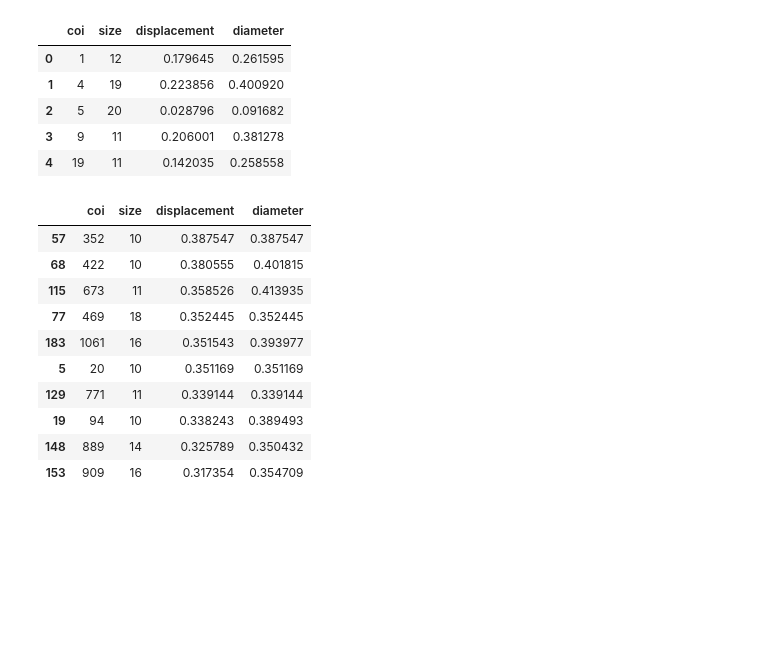
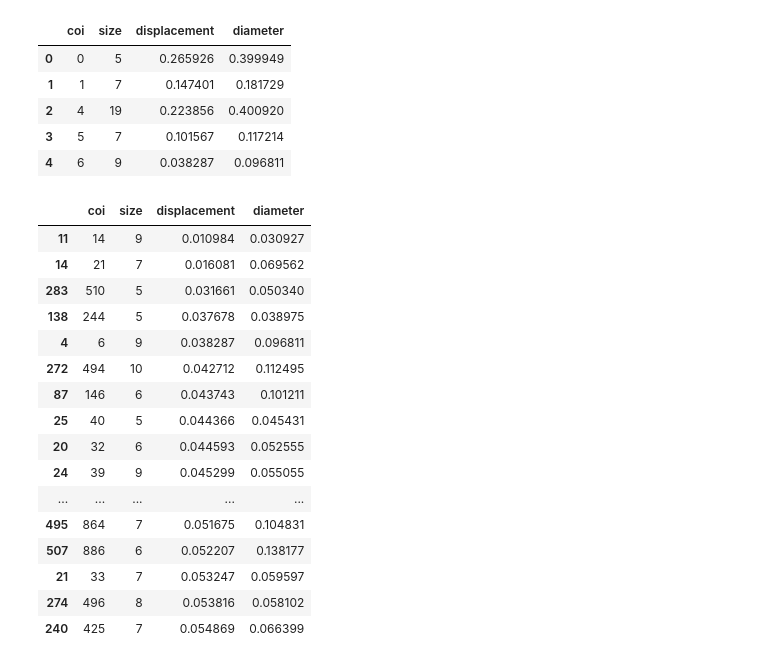
Before and after one commit to stmorse/dtm, a Jupyter notebook: notebooks/viz.ipynb, the cells around one changed output. Drawn from its saved outputs; the diff is of its cells as text; code cells hidden in the pictures; blank space fills up the shorter version.

```diff
--- a/notebooks/viz.ipynb
+++ b/notebooks/viz.ipynb
@@ -132,6 +130,20 @@ plt.show()
 # %%
-cois = [832, 891, 449, 1051, 1056]
-hlabels = ['racism', 'racist', 'cops', 'trump', 'president']
+cois = [949, 999, 905, 906, 998, 1001, 1004, 983, 445, 448]
+# hlabels = [f'{c}' for c in cois]
+hlabels = ['political', 'voting', 'racism', ' ', 'republicans', 'president', 'campaign', 'ron paul', '', 'news']
+rgs = {
+    949: [2, 16],
+    999: [1, 13,14,15] ,
+    905: [2, 13,14,15,16],
+    906: [],
+    998: [1, 15],
+    1001: [2, 15],
+    1004: [2, 14],
+    983: [7, 14],
+    445: [1,2],
+    # 448: [6,7,8, 11]
+    448: [11]
+}
 
 fig, ax = plt.subplots(1,1, figsize=(8,8))
 
@@ -144,14 +156,18 @@ N = len(years)
 for i, coi in enumerate(cois):
     idx = np.where(hdbs.labels_ == coi)[0]
 
-    # ax.scatter(Cu2d[idx,0], Cu2d[idx,1], s=30, c=colors[coi], alpha=0.6, label=k)
-    ax.plot(Cu2d[idx,0], Cu2d[idx,1], color=colors[coi], linestyle='-', marker='o')
+    ax.scatter(Cu2d[idx,0], Cu2d[idx,1], s=30, c=colors[coi], alpha=0.6, label=k)
+    # ax.plot(Cu2d[idx,0], Cu2d[idx,1], color=colors[coi], linestyle='-', marker='o')
 
     # if coi in [832, 891, 774, 1051, 1056]:
     if coi in cois:
         annual_avgs = []
         # for y in [1, N // 2, N-1]:
-        for y in range(N):
+        # for y in range(N):
+        # for y in [idx[0] // 50, (idx[-1] // 50)-1]:
+        if len(rgs[coi]) == 0:
+            continue
+        for y in rgs[coi]:
             # indices split marks
             # NOTE: assumes Ck=50 and 12 non-overlapping month-windows
             split_0, split_1 = 12 * 50 * y, 12 * 50 * (y+1)
@@ -165,17 +181,17 @@ for i, coi in enumerate(cois):
 
             # get average position in this year
             avg = np.mean(Cu2d[sub,:], axis=0)
-            ax.text(avg[0] - 0.07, avg[1] + 0.07, years[y], fontstyle='italic', fontsize='small')
+            ax.text(avg[0] - 0.07, avg[1] + 0.03, years[y], fontstyle='italic', fontsize='small')
             annual_avgs.append(avg)
         annual_avgs = np.vstack(annual_avgs)
 
         ax.plot(annual_avgs[:,0], annual_avgs[:,1], 'ko-')
 
-    centroid = np.average(Cu2d[idx,:], axis=0)
-    ax.text(centroid[0], centroid[1] - 0.25, hlabels[i])
+    # centroid = np.average(Cu2d[idx,:], axis=0)
+    # ax.text(centroid[0] + 0.15, centroid[1] + 0.05, hlabels[i])
 
-ax.set_xlabel('Component 1')
-ax.set_ylabel('Component 2')
+ax.set_xlabel('$c_1$')
+ax.set_ylabel('$c_2$')
 
 # ax.set_ylim([8,12])
 # ax.set_xlim([11,15])
@@ -191,7 +207,7 @@ res = []
 for coi in np.unique(hdbs.labels_):
     idx = np.where(hdbs.labels_ == coi)[0]
 
-    if len(idx) < 10:
+    if len(idx) < 4:
         continue
 
     # Compute the step sizes (normed distances) between consecutive points
@@ -240,7 +270,7 @@ for coi in np.unique(hdbs.labels_):
 
     idx = np.where(hdbs.labels_ == coi)[0]
 
-    if len(idx) < 10:
+    if len(idx) < 5:
         continue
 
     # compute the distance between start and end point
@@ -255,24 +285,30 @@ res2 = pd.DataFrame(res2, columns=['coi', 'size', 'displacement', 'diameter'])
 res2.head()
 # %% [output]
 |  | coi | size | displacement | diameter |
-| 0 | 1 | 12 | 0.179645 | 0.261595 |
-| 1 | 4 | 19 | 0.223856 | 0.400920 |
-| 2 | 5 | 20 | 0.028796 | 0.091682 |
-| 3 | 9 | 11 | 0.206001 | 0.381278 |
-| 4 | 19 | 11 | 0.142035 | 0.258558 |
+| 0 | 0 | 5 | 0.265926 | 0.399949 |
+| 1 | 1 | 7 | 0.147401 | 0.181729 |
+| 2 | 4 | 19 | 0.223856 | 0.400920 |
+| 3 | 5 | 7 | 0.101567 | 0.117214 |
+| 4 | 6 | 9 | 0.038287 | 0.096811 |
 # %%
-res2.sort_values(by='displacement', ascending=False).head(10)
+res2.sort_values(by='displacement', ascending=True).head(20)
 # %% [output]
 |  | coi | size | displacement | diameter |
-| 57 | 352 | 10 | 0.387547 | 0.387547 |
-| 68 | 422 | 10 | 0.380555 | 0.401815 |
-| 115 | 673 | 11 | 0.358526 | 0.413935 |
-| 77 | 469 | 18 | 0.352445 | 0.352445 |
-| 183 | 1061 | 16 | 0.351543 | 0.393977 |
-| 5 | 20 | 10 | 0.351169 | 0.351169 |
-| 129 | 771 | 11 | 0.339144 | 0.339144 |
-| 19 | 94 | 10 | 0.338243 | 0.389493 |
-| 148 | 889 | 14 | 0.325789 | 0.350432 |
-| 153 | 909 | 16 | 0.317354 | 0.354709 |
+| 11 | 14 | 9 | 0.010984 | 0.030927 |
+| 14 | 21 | 7 | 0.016081 | 0.069562 |
+| 283 | 510 | 5 | 0.031661 | 0.050340 |
+| 138 | 244 | 5 | 0.037678 | 0.038975 |
+| 4 | 6 | 9 | 0.038287 | 0.096811 |
+| 272 | 494 | 10 | 0.042712 | 0.112495 |
+| 87 | 146 | 6 | 0.043743 | 0.101211 |
+| 25 | 40 | 5 | 0.044366 | 0.045431 |
+| 20 | 32 | 6 | 0.044593 | 0.052555 |
+| 24 | 39 | 9 | 0.045299 | 0.055055 |
+| ... | ... | ... | ... | ... |
+| 495 | 864 | 7 | 0.051675 | 0.104831 |
+| 507 | 886 | 6 | 0.052207 | 0.138177 |
+| 21 | 33 | 7 | 0.053247 | 0.059597 |
+| 274 | 496 | 8 | 0.053816 | 0.058102 |
+| 240 | 425 | 7 | 0.054869 | 0.066399 |
 # %%
 labs, cnts = np.unique(hdbs.labels_, return_counts=True)
```
Also changed, not shown: parts of 21 cells of this notebook, 4 other files.
